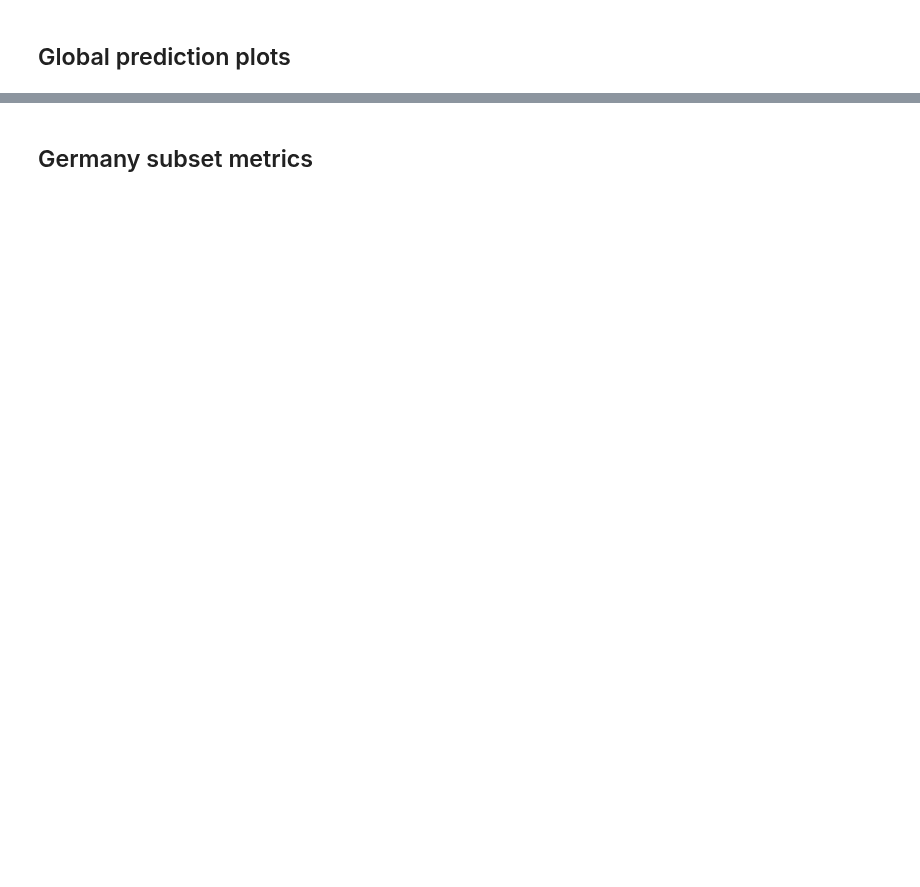
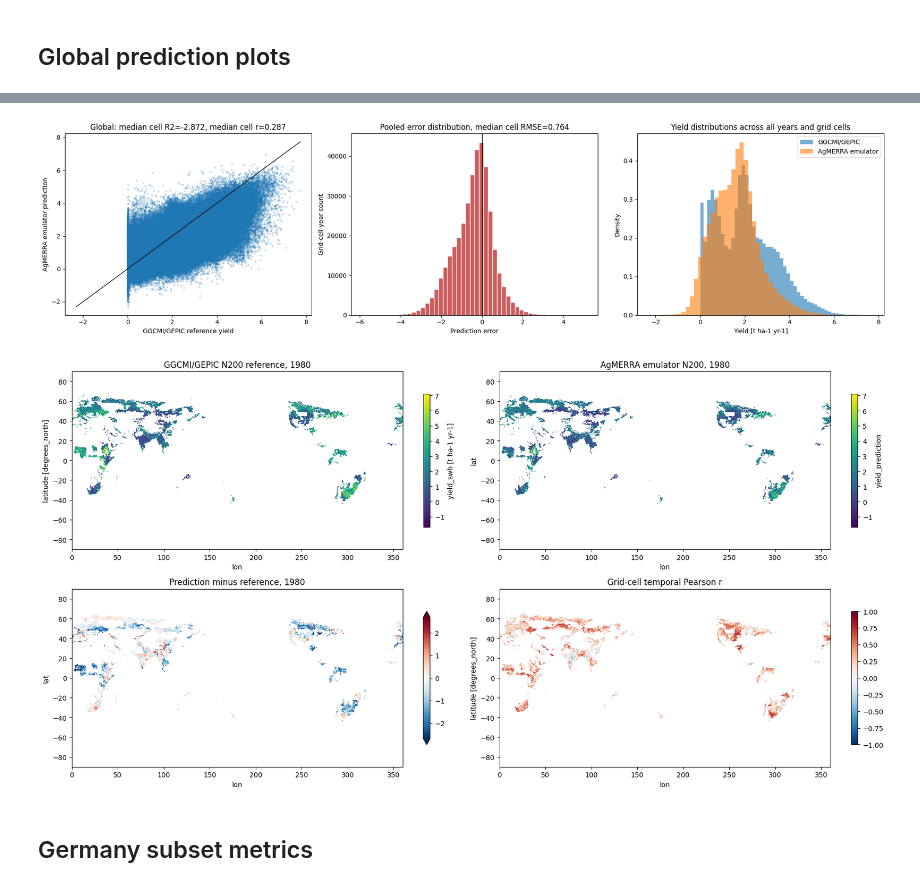
Before and after one commit to patricemahlau/Crop_Emulator_Project, a Jupyter notebook: Crop_Emulator_Script.ipynb, the cells around one changed output, grey strips where cells are left out. Cells and saved outputs as stored; diff of their text form; code cells hidden in the pictures; blank space fills up the shorter version.

```diff
--- a/Crop_Emulator_Script.ipynb
+++ b/Crop_Emulator_Script.ipynb
@@ -1935,12 +1901,17 @@ max       68.750000    359.750000   1980.0          4.779889
 
 y_true_values, y_pred_values = paired_values(yield_true, yield_pred, global_metrics["valid_mask"])
 error = y_pred_values - y_true_values
+
 median_r = global_metrics["cell_summary"].set_index("metric").loc["r", "median"]
 median_r2 = global_metrics["cell_summary"].set_index("metric").loc["R2", "median"]
 median_rmse = global_metrics["cell_summary"].set_index("metric").loc["RMSE", "median"]
 
 fig, axes = plt.subplots(1, 3, figsize=(19, 5))
-lims = [min(y_true_values.min(), y_pred_values.min()), max(y_true_values.max(), y_pred_values.max())]
+
+lims = [
+    min(y_true_values.min(), y_pred_values.min()),
+    max(y_true_values.max(), y_pred_values.max())
+]
 
 axes[0].scatter(y_true_values, y_pred_values, s=5, alpha=0.2)
 axes[0].plot(lims, lims, color="black", linewidth=1)
@@ -1965,6 +1936,10 @@ plt.tight_layout()
 plt.show()
 
 
+# ------------------------------------------------------------
+# Maps for one selected year + temporal grid-cell r
+# ------------------------------------------------------------
+
 true_year = yield_true.sel(year=COMPARE_YEAR)
 pred_year = yield_pred.sel(year=COMPARE_YEAR)
 valid_year = np.isfinite(true_year) & np.isfinite(pred_year) & (true_year > 0)
@@ -1976,32 +1951,43 @@ error_year = pred_year_paired - true_year_paired
 map_vmin = min(float(true_year_paired.min()), float(pred_year_paired.min()))
 map_vmax = max(float(true_year_paired.max()), float(pred_year_paired.max()))
 
-fig, axes = plt.subplots(
-    2, 2,
-    figsize=(18, 9),
-    subplot_kw={"projection": ccrs.PlateCarree()},
+fig, axes = plt.subplots(2, 2, figsize=(18, 9))
+
+true_year_paired.plot(
+    ax=axes[0, 0],
+    cmap="viridis",
+    vmin=map_vmin,
+    vmax=map_vmax,
+    cbar_kwargs={"shrink": 0.75},
 )
+axes[0, 0].set_title(f"GGCMI/GEPIC N{int(EVAL_N_FERT_KG_HA)} reference, {COMPARE_YEAR}")
 
-plot_items = [
-    (lon_to_180(true_year_paired), f"GGCMI/GEPIC N{int(EVAL_N_FERT_KG_HA)} reference, {COMPARE_YEAR}", "viridis", map_vmin, map_vmax),
-    (lon_to_180(pred_year_paired), f"AgMERRA emulator N{int(EVAL_N_FERT_KG_HA)}, {COMPARE_YEAR}", "viridis", map_vmin, map_vmax),
-    (lon_to_180(error_year), f"Prediction minus reference, {COMPARE_YEAR}", "RdBu_r", None, None),
-    (lon_to_180(global_metrics["r_cell"]), "Grid-cell temporal Pearson r", "RdBu_r", -1, 1),
-]
+pred_year_paired.plot(
+    ax=axes[0, 1],
+    cmap="viridis",
+    vmin=map_vmin,
+    vmax=map_vmax,
+    cbar_kwargs={"shrink": 0.75},
+)
+axes[0, 1].set_title(f"AgMERRA emulator N{int(EVAL_N_FERT_KG_HA)}, {COMPARE_YEAR}")
 
-for ax, (da, title, cmap, vmin, vmax) in zip(axes.ravel(), plot_items):
-    da.plot(
-        ax=ax,
-        transform=ccrs.PlateCarree(),
-        cmap=cmap,
-        vmin=vmin,
-        vmax=vmax,
-        center=0 if cmap == "RdBu_r" else None,
-        robust=(vmin is None and vmax is None),
-        cbar_kwargs={"shrink": 0.75},
-    )
-    add_borders(ax)
-    ax.set_title(title)
+error_year.plot(
+    ax=axes[1, 0],
+    cmap="RdBu_r",
+    center=0,
+    robust=True,
+    cbar_kwargs={"shrink": 0.75},
+)
+axes[1, 0].set_title(f"Prediction minus reference, {COMPARE_YEAR}")
+
+global_metrics["r_cell"].plot(
+    ax=axes[1, 1],
+    cmap="RdBu_r",
+    vmin=-1,
+    vmax=1,
+    cbar_kwargs={"shrink": 0.75},
+)
+axes[1, 1].set_title("Grid-cell temporal Pearson r")
 
 plt.tight_layout()
 plt.show()
@@ -2026,2 +1995,4 @@ array([[[nan, nan, nan, ..., nan, nan, nan],
+[figure, added]
+[figure, added]
 # %% [markdown]
 ## Germany subset metrics
```
Also changed, not shown: parts of 11 cells of this notebook.
